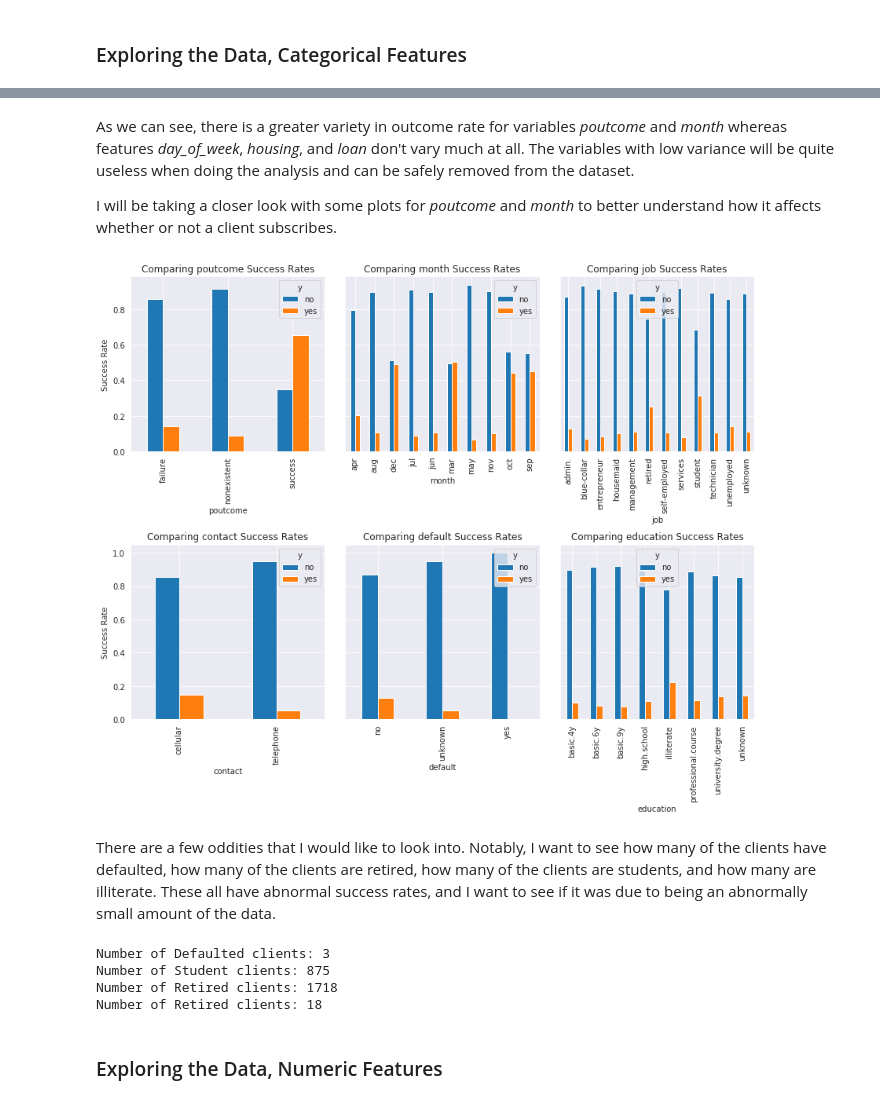
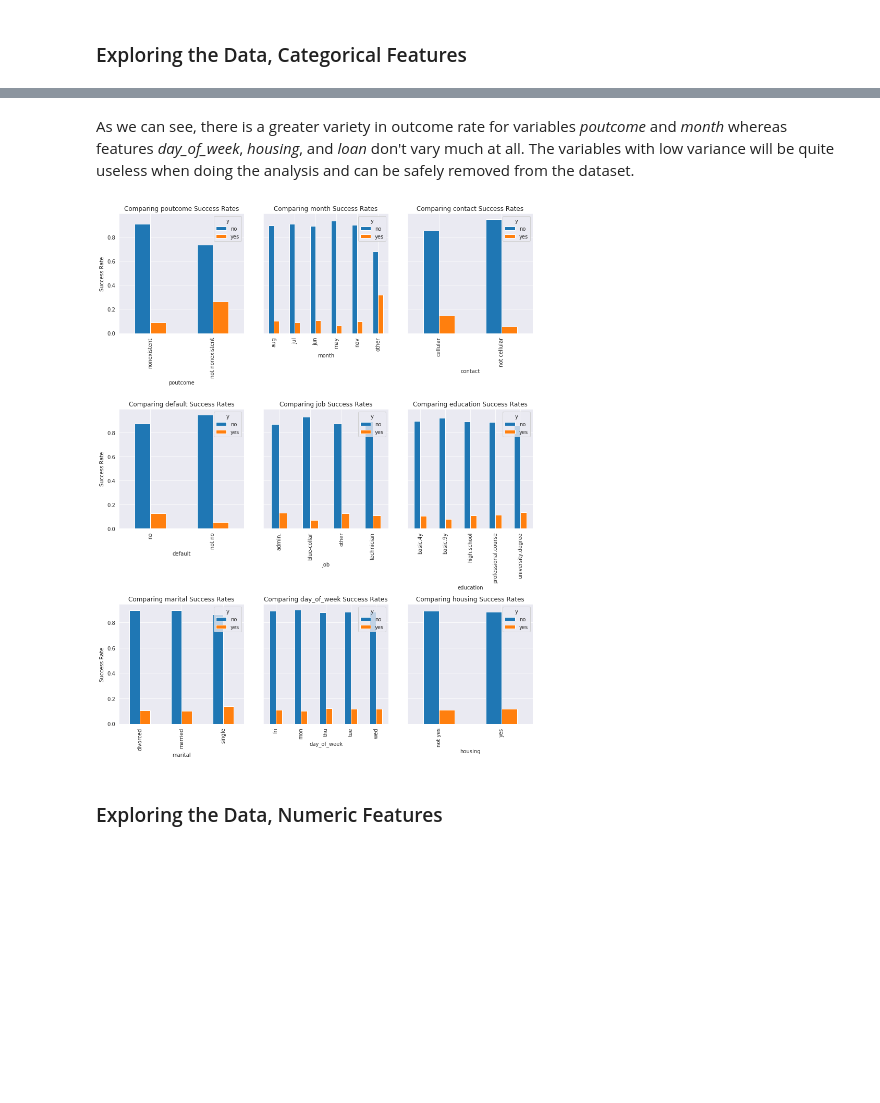
Before and after one commit to kcoffland/bank-predictions, a Jupyter notebook: 02_Discover.ipynb, the cells around one changed output, grey strips where cells are left out. Cells and saved outputs as stored; diff of their text form; code cells hidden in the pictures; blank space fills up the shorter version.

Commit message:
EDA second and third round have been completed. Data that was cleaned has been saved, and new predicted models have been established.

```diff
--- a/02_Discover.ipynb
+++ b/02_Discover.ipynb
@@ -68,0 +149,2 @@ Please refer to my discussion [here](./01_Define.ipynb#Dropping-'duration') for
+# %%
+bank_data.drop('pdays', axis=1, inplace=True)
@@ -115,0 +236,3 @@ cat_variances
+# %%
+num_unique = bank_data.drop(columns='y').nunique()
+num_unique
@@ -115,0 +259,3 @@ cat_variances
+# %%
+cat_cols = num_unique[num_unique < 8].index
+bank_data[cat_cols] = bank_data[cat_cols].astype('str')
@@ -115,0 +264,8 @@ cat_variances
+# %%
+num_unique = bank_data.drop(columns='y').nunique()
+cat_cols = num_unique[num_unique < 8].index
+cat_small_counts(df=bank_data, cat_cols=list(cat_cols), min_frac=.03, max_frac=.9, inplace=True)
+cat_variances = classifier_categorical_variance(df=bank_data,
+                                                cat_cols=cat_cols,
+                                                target_col='y', pos_val='yes')
+cat_variances
@@ -116,23 +284,9 @@ cat_variances
 # %% [markdown]
 As we can see, there is a greater variety in outcome rate for variables *poutcome* and *month* whereas features *day_of_week*, *housing*, and *loan* don't vary much at all. The variables with low variance will be quite useless when doing the analysis and can be safely removed from the dataset.
-
-I will be taking a closer look with some plots for *poutcome* and *month* to better understand how it affects whether or not a client subscribes.
 # %%
-plot_success_rates(bank_data, cat_variances.index[:6], 'y', 3)
+plot_success_rates(df=bank_data, cat_cols=cat_variances.index[:9], target_col='y', num_cols=3)
 # %% [output]
-[figure, old version]
+[figure, new version]
-# %% [markdown]
-There are a few oddities that I would like to look into. Notably, I want to see how many of the clients have defaulted, how many of the clients are retired, how many of the clients are students, and how many are illiterate. These all have abnormal success rates, and I want to see if it was due to being an abnormally small amount of the data.
-# %%
-print(f"Number of Defaulted clients: {bank_data[bank_data['default']=='yes'].shape[0]}")
-print(f"Number of Student clients: {bank_data[bank_data['job']=='student'].shape[0]}")
-print(f"Number of Retired clients: {bank_data[bank_data['job']=='retired'].shape[0]}")
-print(f"Number of Retired clients: {bank_data[bank_data['education']=='illiterate'].shape[0]}")
-# %% [output]
-Number of Defaulted clients: 3
-Number of Student clients: 875
-Number of Retired clients: 1718
-Number of Retired clients: 18
 # %% [markdown]
 ### Exploring the Data, Numeric Features
 # %%
```
Also changed, not shown: parts of 53 cells of this notebook.
